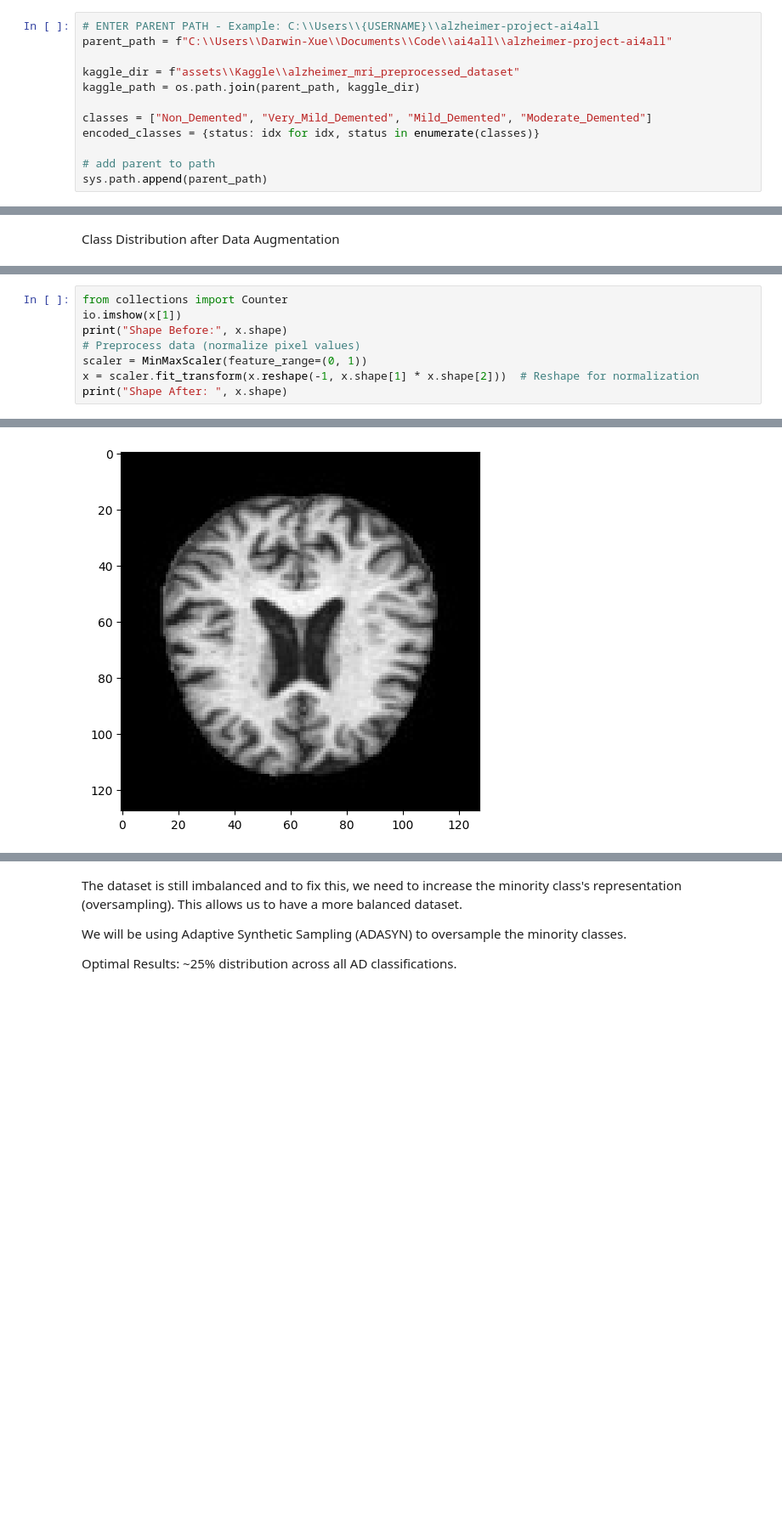
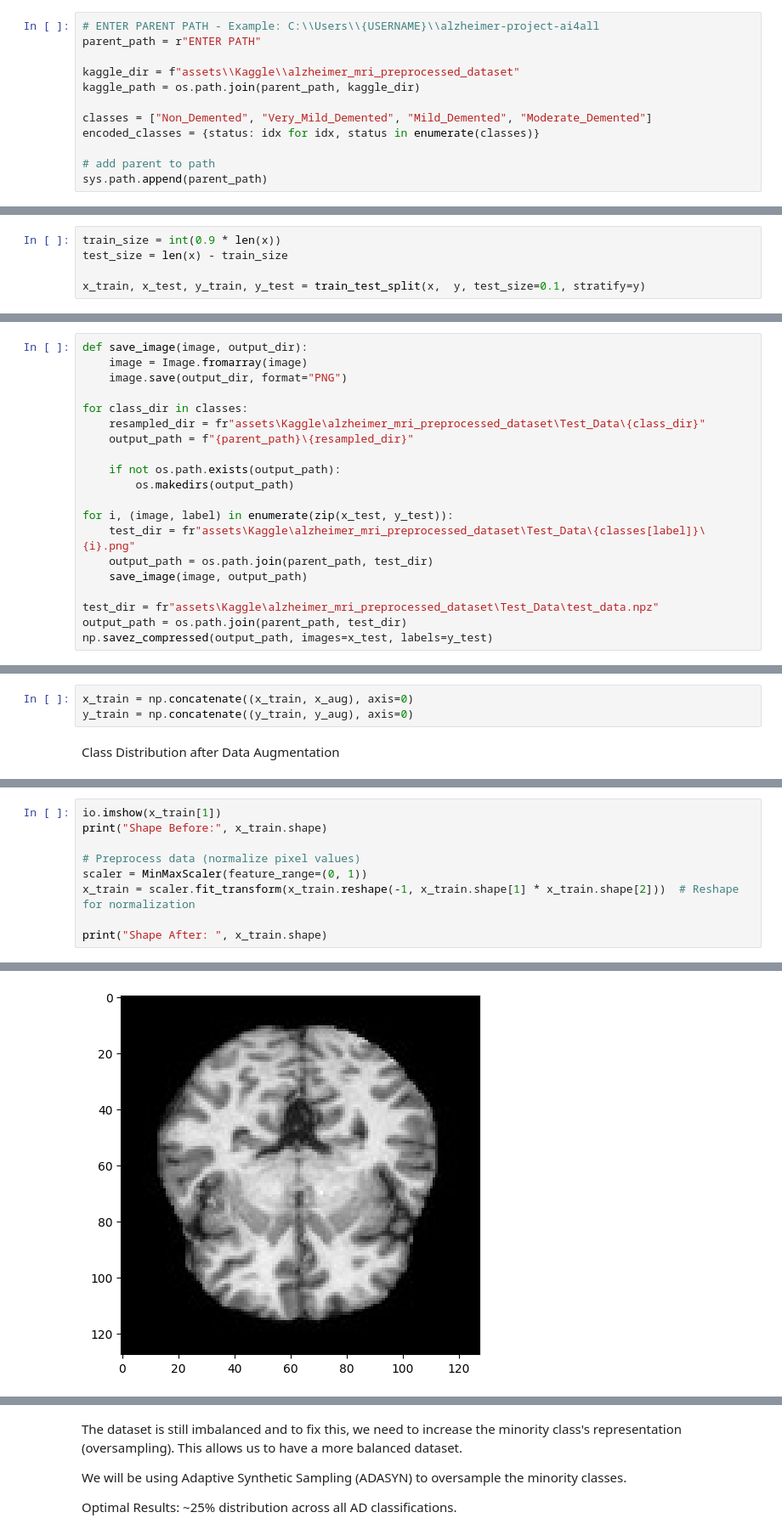
Before and after one commit to Verbosi7y/ai-alzheimer-detection, a Jupyter notebook: notebooks/01_preprocessing.ipynb, the cells around one changed output, grey strips where cells are left out. Shown at 85% size. Cells and saved outputs as stored; diff of their text form; blank space fills up the shorter version.

Commit message:
preprocessing now includes test split, saves as .npz, created template for our CNN model to be trained on (not finished)

```diff
--- a/notebooks/01_preprocessing.ipynb
+++ b/notebooks/01_preprocessing.ipynb
@@ -47,7 +27,7 @@ Directory to Kaggle's Alzheimer MRI Preprocessed Dataset. Link: https://www.kagg
 Alzheimer's Disease Dementia Classes: Non Demented, Very Mild Demented, Mild Demented, Moderate Demented
 # %%
 # ENTER PARENT PATH - Example: C:\\Users\\{USERNAME}\\alzheimer-project-ai4all
-parent_path = f"C:\\Users\\Darwin-Xue\\Documents\\Code\\ai4all\\alzheimer-project-ai4all"
+parent_path = r"ENTER PATH"
 
 kaggle_dir = f"assets\\Kaggle\\alzheimer_mri_preprocessed_dataset"
 kaggle_path = os.path.join(parent_path, kaggle_dir)
@@ -78,0 +65,5 @@ Pie Chart of Class Distribution before Data Augmentation and Oversampling
+# %%
+train_size = int(0.9 * len(x))
+test_size = len(x) - train_size
+
+x_train, x_test, y_train, y_test = train_test_split(x,  y, test_size=0.1, stratify=y)
@@ -79,3 +95,23 @@ Pie Chart of Class Distribution before Data Augmentation and Oversampling
+# %%
+def save_image(image, output_dir):
+    image = Image.fromarray(image)
+    image.save(output_dir, format="PNG")
+
+for class_dir in classes:
+    resampled_dir = fr"assets\Kaggle\alzheimer_mri_preprocessed_dataset\Test_Data\{class_dir}"
+    output_path = f"{parent_path}\{resampled_dir}"
+
+    if not os.path.exists(output_path):
+        os.makedirs(output_path)
+
+for i, (image, label) in enumerate(zip(x_test, y_test)):
+    test_dir = fr"assets\Kaggle\alzheimer_mri_preprocessed_dataset\Test_Data\{classes[label]}\{i}.png"
+    output_path = os.path.join(parent_path, test_dir)
+    save_image(image, output_path)
+
+test_dir = fr"assets\Kaggle\alzheimer_mri_preprocessed_dataset\Test_Data\test_data.npz"
+output_path = os.path.join(parent_path, test_dir)
+np.savez_compressed(output_path, images=x_test, labels=y_test)
 # %%
 from stats.statistics import Statistics
 
@@ -126,3 +170,6 @@ NameError: name 'cv2' is not defined
+# %%
+x_train = np.concatenate((x_train, x_aug), axis=0)
+y_train = np.concatenate((y_train, y_aug), axis=0)
 # %% [markdown]
 Class Distribution after Data Augmentation
 # %%
@@ -147,9 +190,10 @@ Statistics.pieChartClassificationPlot(sample_dist, title)
 # %%
-from collections import Counter
-io.imshow(x[1])
-print("Shape Before:", x.shape)
+io.imshow(x_train[1])
+print("Shape Before:", x_train.shape)
+
 # Preprocess data (normalize pixel values)
 scaler = MinMaxScaler(feature_range=(0, 1))
-x = scaler.fit_transform(x.reshape(-1, x.shape[1] * x.shape[2]))  # Reshape for normalization
-print("Shape After: ", x.shape)
+x_train = scaler.fit_transform(x_train.reshape(-1, x_train.shape[1] * x_train.shape[2]))  # Reshape for normalization
+
+print("Shape After: ", x_train.shape)
 # %% [output]
@@ -158 +202 @@ Shape After:  (9600, 16384)
-[figure, old version]
+[figure, new version]
```
Also changed, not shown: parts of 23 cells of this notebook, 4 other files.
